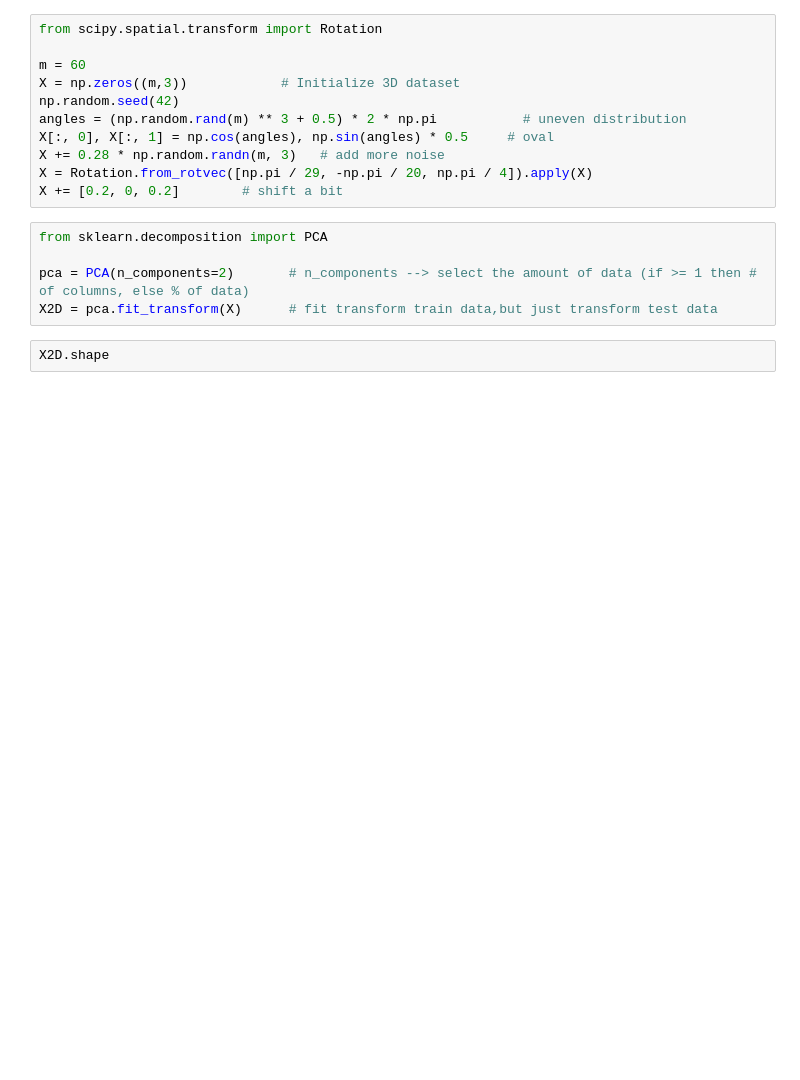
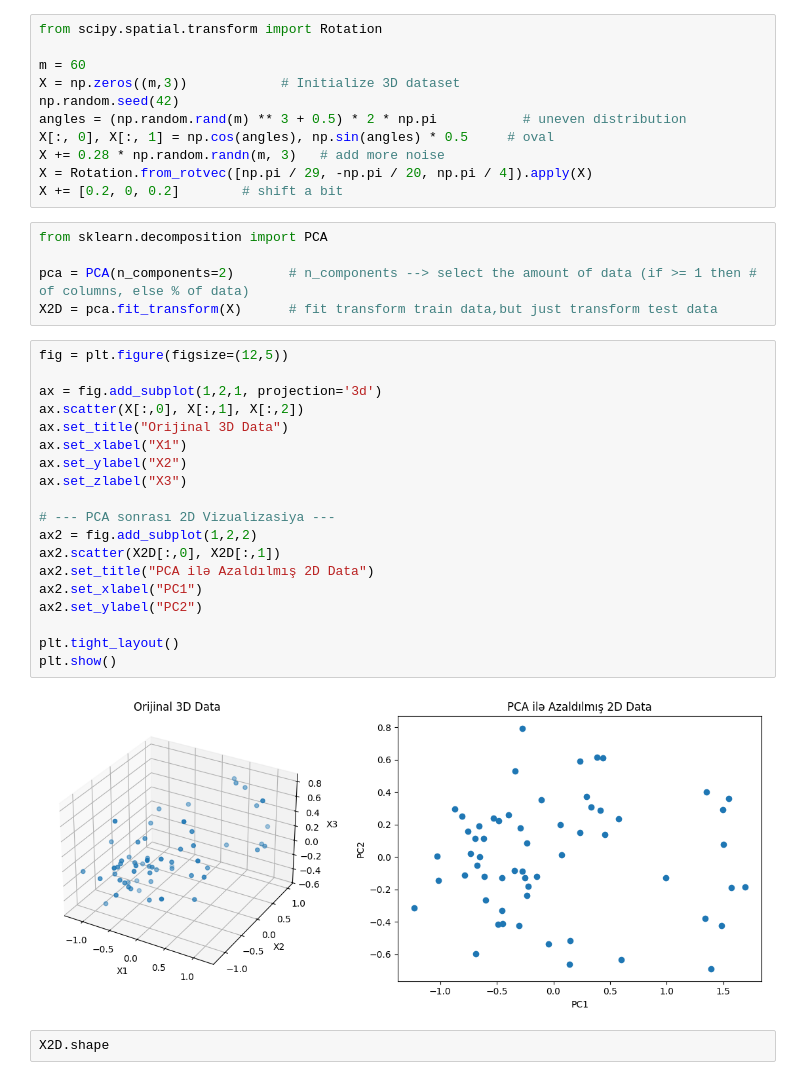
Before and after one commit to databyhuseyn/MachineLearning, a Jupyter notebook: dimensionality_reduction.ipynb, the cells around one changed output. Drawn from its saved outputs; the diff is of its cells as text; blank space fills up the shorter version.

```diff
--- a/dimensionality_reduction.ipynb
+++ b/dimensionality_reduction.ipynb
@@ -22,6 +22,27 @@ from sklearn.decomposition import PCA
 
 pca = PCA(n_components=2)       # n_components --> select the amount of data (if >= 1 then # of columns, else % of data)
 X2D = pca.fit_transform(X)      # fit transform train data,but just transform test data
+# %%
+fig = plt.figure(figsize=(12,5))
+
+ax = fig.add_subplot(1,2,1, projection='3d')
+ax.scatter(X[:,0], X[:,1], X[:,2])
+ax.set_title("Orijinal 3D Data")
+ax.set_xlabel("X1")
+ax.set_ylabel("X2")
+ax.set_zlabel("X3")
+
+# --- PCA sonrası 2D Vizualizasiya ---
+ax2 = fig.add_subplot(1,2,2)
+ax2.scatter(X2D[:,0], X2D[:,1])
+ax2.set_title("PCA ilə Azaldılmış 2D Data")
+ax2.set_xlabel("PC1")
+ax2.set_ylabel("PC2")
+
+plt.tight_layout()
+plt.show()
+# %% [output]
+[figure, added]
 # %%
 X2D.shape
 # %% [output]
```
Also changed, not shown: parts of 12 cells of this notebook.
